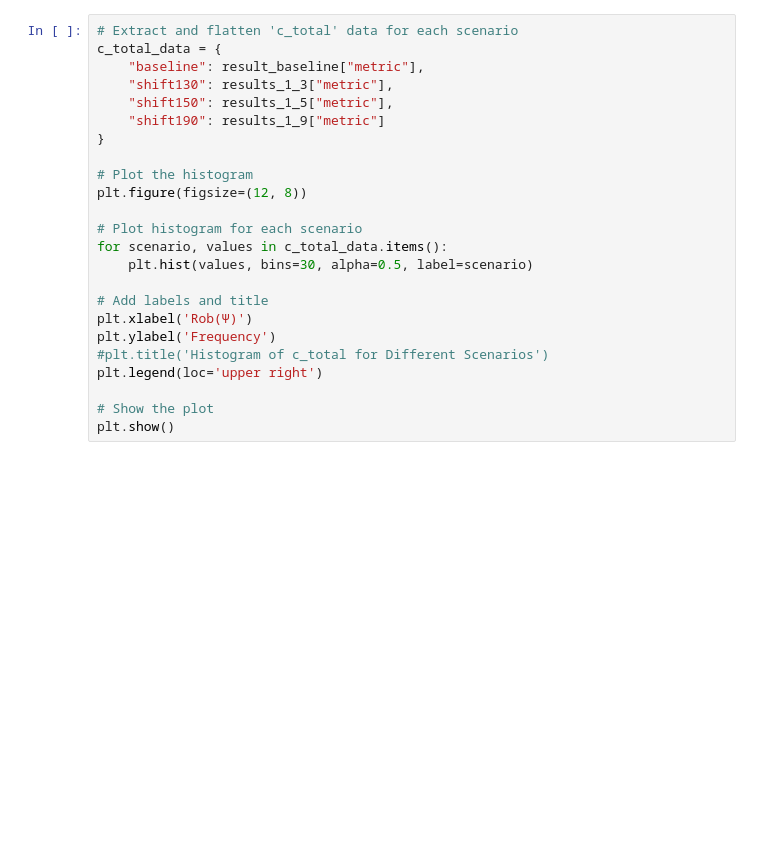
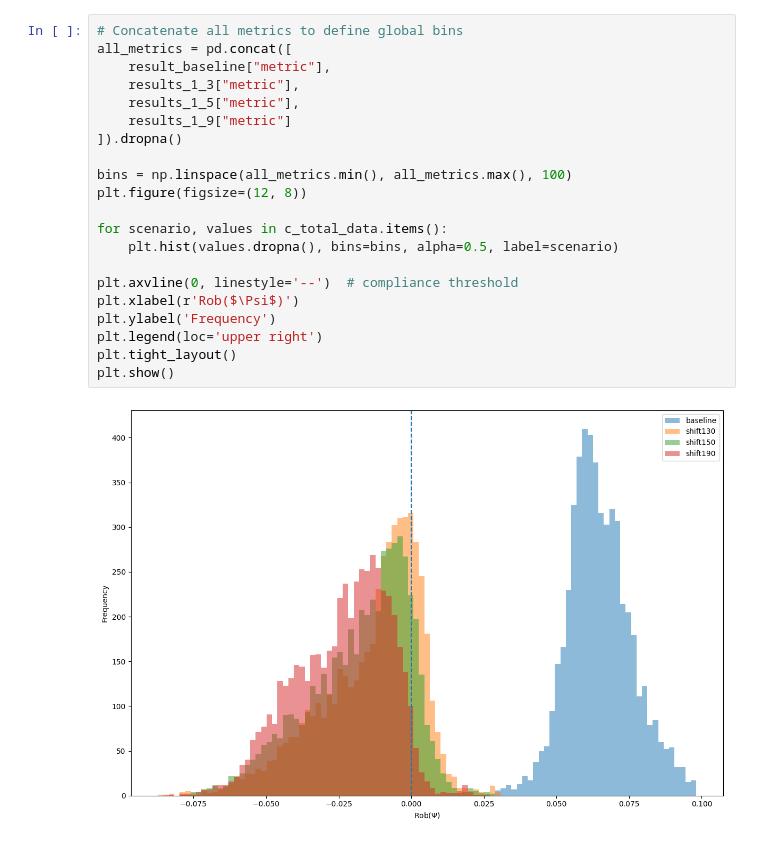
Before and after one commit to annalaino/non_linearity_code, a Jupyter notebook: process data analysis on nonlinearity.ipynb, the cells around one changed output. Saved outputs shown, nothing was run; the diff lists cells and outputs as text; blank space fills up the shorter version.

```diff
--- a/process data analysis on nonlinearity.ipynb
+++ b/process data analysis on nonlinearity.ipynb
@@ -447,24 +802,23 @@ print(f"Mean recovery time for shift190: {mean_shift190} minutes")
 # %%
-# Extract and flatten 'c_total' data for each scenario
-c_total_data = {
-    "baseline": result_baseline["metric"],
-    "shift130": results_1_3["metric"],
-    "shift150": results_1_5["metric"],
-    "shift190": results_1_9["metric"]
-}
+# Concatenate all metrics to define global bins
+all_metrics = pd.concat([
+    result_baseline["metric"],
+    results_1_3["metric"],
+    results_1_5["metric"],
+    results_1_9["metric"]
+]).dropna()
 
-# Plot the histogram
+bins = np.linspace(all_metrics.min(), all_metrics.max(), 100)
 plt.figure(figsize=(12, 8))
 
-# Plot histogram for each scenario
 for scenario, values in c_total_data.items():
-    plt.hist(values, bins=30, alpha=0.5, label=scenario)
+    plt.hist(values.dropna(), bins=bins, alpha=0.5, label=scenario)
 
-# Add labels and title
-plt.xlabel('Rob(Ψ)')
+plt.axvline(0, linestyle='--')  # compliance threshold
+plt.xlabel(r'Rob($\Psi$)')
 plt.ylabel('Frequency')
-#plt.title('Histogram of c_total for Different Scenarios')
 plt.legend(loc='upper right')
-
-# Show the plot
+plt.tight_layout()
 plt.show()
+# %% [output]
+[figure, added]
```
Also changed, not shown: parts of 13 cells of this notebook.
